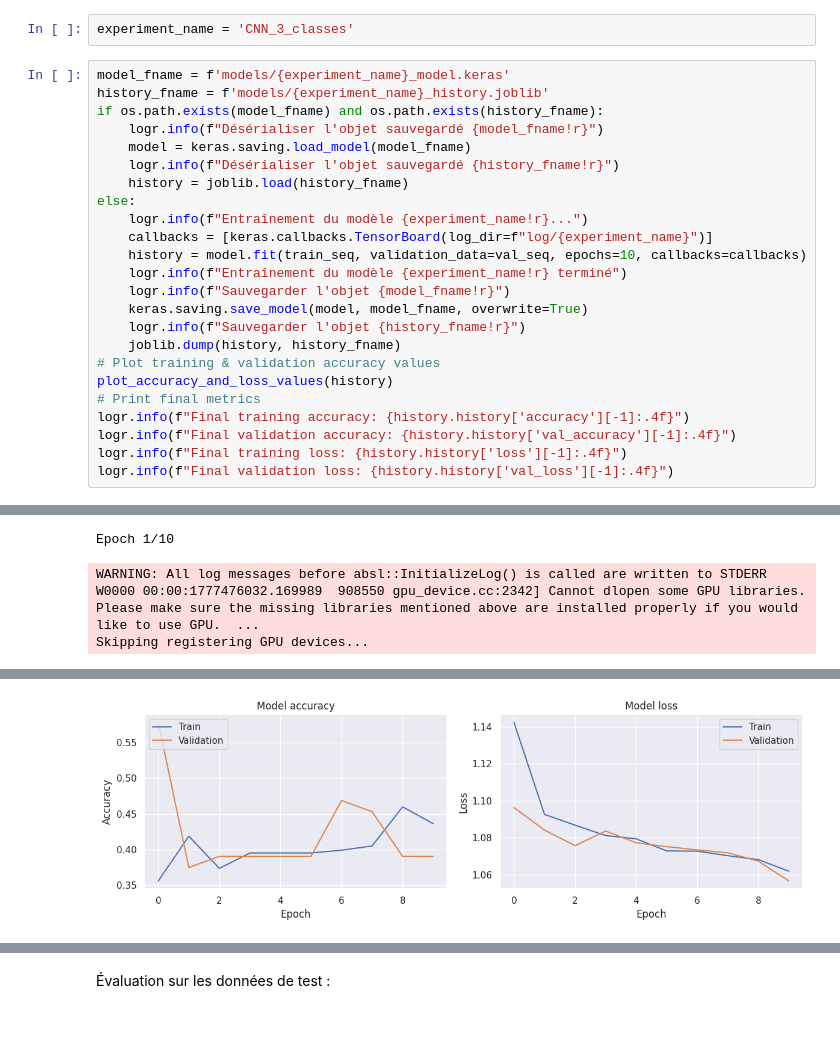
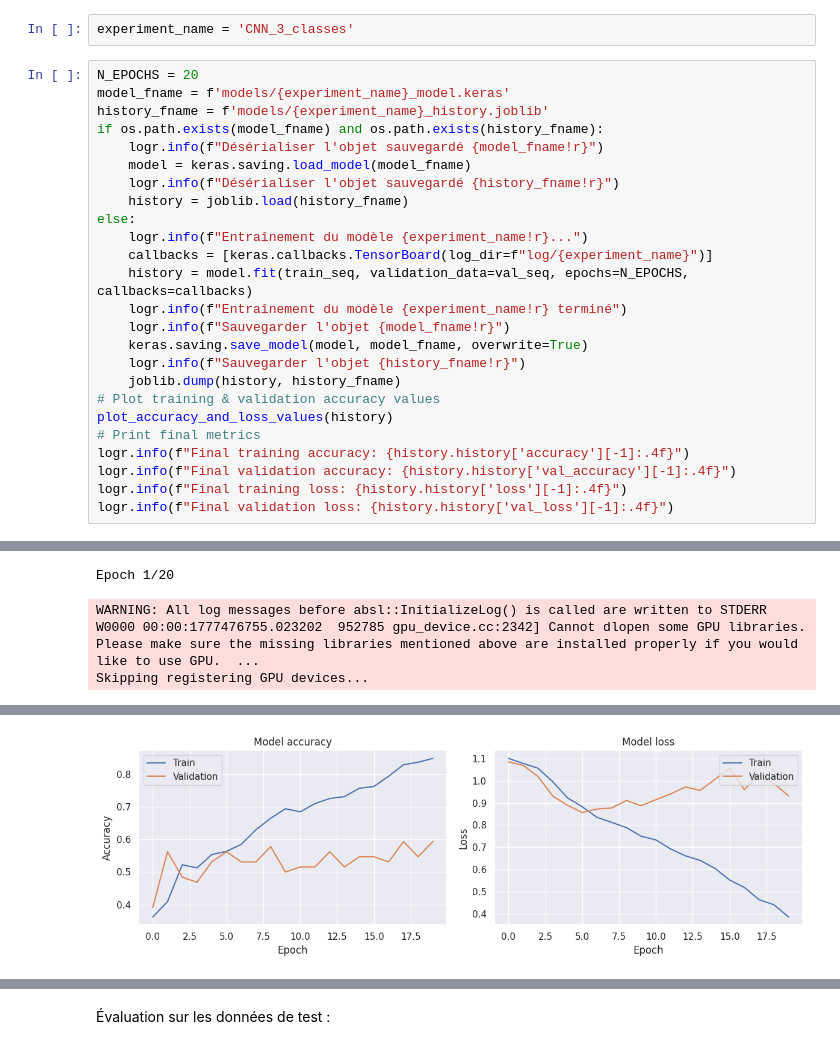
Before and after one commit to kirisakow/oc-dogs-cv-dl, a Jupyter notebook: ISAKOV_Kiril_2_notebook_model_from_scratch_032026.ipynb, the cells around one changed output, grey strips where cells are left out. Drawn from its saved outputs; the diff is of its cells as text.

Commit message:
notebook 2: run with 20 epochs

```diff
--- a/ISAKOV_Kiril_2_notebook_model_from_scratch_032026.ipynb
+++ b/ISAKOV_Kiril_2_notebook_model_from_scratch_032026.ipynb
@@ -242,6 +241,7 @@ Entraînement et validation :
 # %%
 experiment_name = 'CNN_3_classes'
 # %%
+N_EPOCHS = 20
 model_fname = f'models/{experiment_name}_model.keras'
 history_fname = f'models/{experiment_name}_history.joblib'
 if os.path.exists(model_fname) and os.path.exists(history_fname):
@@ -252,7 +252,7 @@ if os.path.exists(model_fname) and os.path.exists(history_fname):
 else:
     logr.info(f"Entraînement du modèle {experiment_name!r}...")
     callbacks = [keras.callbacks.TensorBoard(log_dir=f"log/{experiment_name}")]
-    history = model.fit(train_seq, validation_data=val_seq, epochs=10, callbacks=callbacks)
+    history = model.fit(train_seq, validation_data=val_seq, epochs=N_EPOCHS, callbacks=callbacks)
     logr.info(f"Entraînement du modèle {experiment_name!r} terminé")
     logr.info(f"Sauvegarder l'objet {model_fname!r}")
     keras.saving.save_model(model, model_fname, overwrite=True)
@@ -270,4 +270,4 @@ logr.info(f"Final validation loss: {history.history['val_loss'][-1]:.4f}")
-Epoch 1/10
+Epoch 1/20
 WARNING: All log messages before absl::InitializeLog() is called are written to STDERR
-W0000 00:00:1777476032.169989  908550 gpu_device.cc:2342] Cannot dlopen some GPU libraries. Please make sure the missing libraries mentioned above are installed properly if you would like to use GPU.  ...
+W0000 00:00:1777476755.023202  952785 gpu_device.cc:2342] Cannot dlopen some GPU libraries. Please make sure the missing libraries mentioned above are installed properly if you would like to use GPU.  ...
 Skipping registering GPU devices...
@@ -296 +294 @@ Epoch 10/10
-[figure, old version]
+[figure, new version]
```
Also changed, not shown: parts of 10 cells of this notebook.
